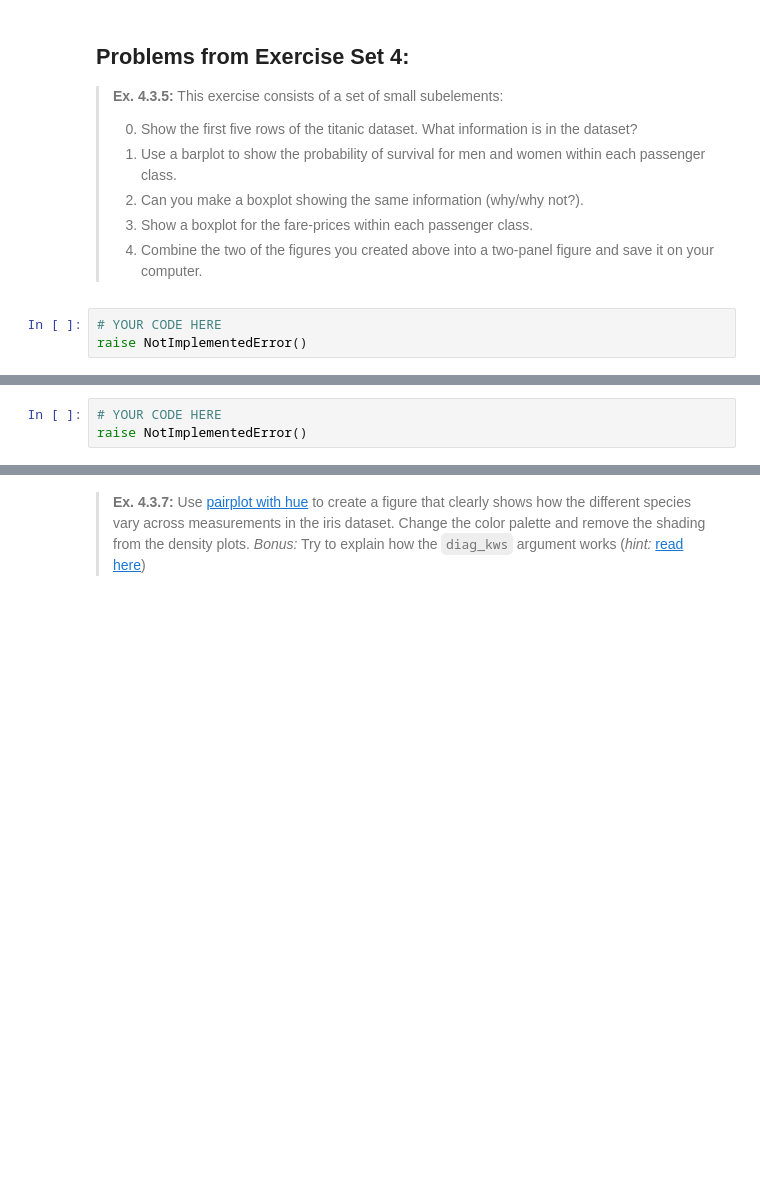
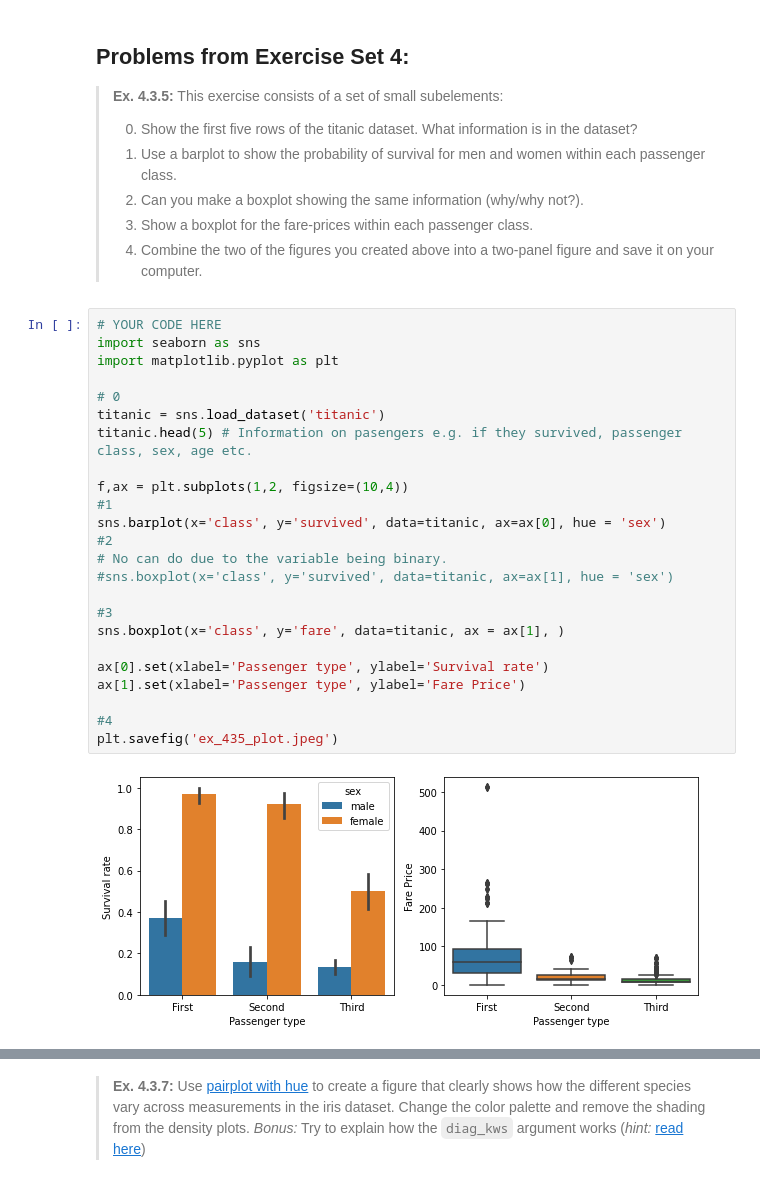
Before and after one commit to sjhpol/ISDS_arbejde, a Jupyter notebook: Assignments/assignment1/assignment_1.ipynb, the cells around one changed output, grey strips where cells are left out. Cells and saved outputs as stored; diff of their text form; blank space fills up the shorter version.

```diff
--- a/Assignments/assignment1/assignment_1.ipynb
+++ b/Assignments/assignment1/assignment_1.ipynb
@@ -197,9 +217,32 @@ raise NotImplementedError()
 > 2. Can you make a boxplot showing the same information (why/why not?).
 > 3. Show a boxplot for the fare-prices within each passenger class.
 > 4. Combine the two of the figures you created above into a two-panel figure and save it on your computer.
-# %%
-# YOUR CODE HERE
-raise NotImplementedError()
+# %%
+# YOUR CODE HERE
+import seaborn as sns
+import matplotlib.pyplot as plt
+
+# 0
+titanic = sns.load_dataset('titanic')
+titanic.head(5) # Information on pasengers e.g. if they survived, passenger class, sex, age etc.
+
+f,ax = plt.subplots(1,2, figsize=(10,4))
+#1
+sns.barplot(x='class', y='survived', data=titanic, ax=ax[0], hue = 'sex')
+#2
+# No can do due to the variable being binary.
+#sns.boxplot(x='class', y='survived', data=titanic, ax=ax[1], hue = 'sex')
+
+#3
+sns.boxplot(x='class', y='fare', data=titanic, ax = ax[1], )
+
+ax[0].set(xlabel='Passenger type', ylabel='Survival rate')
+ax[1].set(xlabel='Passenger type', ylabel='Fare Price')
+
+#4
+plt.savefig('ex_435_plot.jpeg')
+# %% [output]
+[figure, added]
 # %% [markdown]
 > **Ex. 4.3.6:** Using the iris flower dataset, draw a scatterplot of sepal length and petal length. Include a second order polynomial fitted to the data. Add a title to the plot and rename the axis labels.
 >
@@ -209,6 +252,3 @@ raise NotImplementedError()
 > <img src="iris_pic.png" alt="Drawing" style="width: 200px;"/>
 >
 > _Hint:_ Use the `.regplot` method from seaborn.
-# %%
-# YOUR CODE HERE
-raise NotImplementedError()
```
Also changed, not shown: parts of 12 cells of this notebook, 1 other file.
